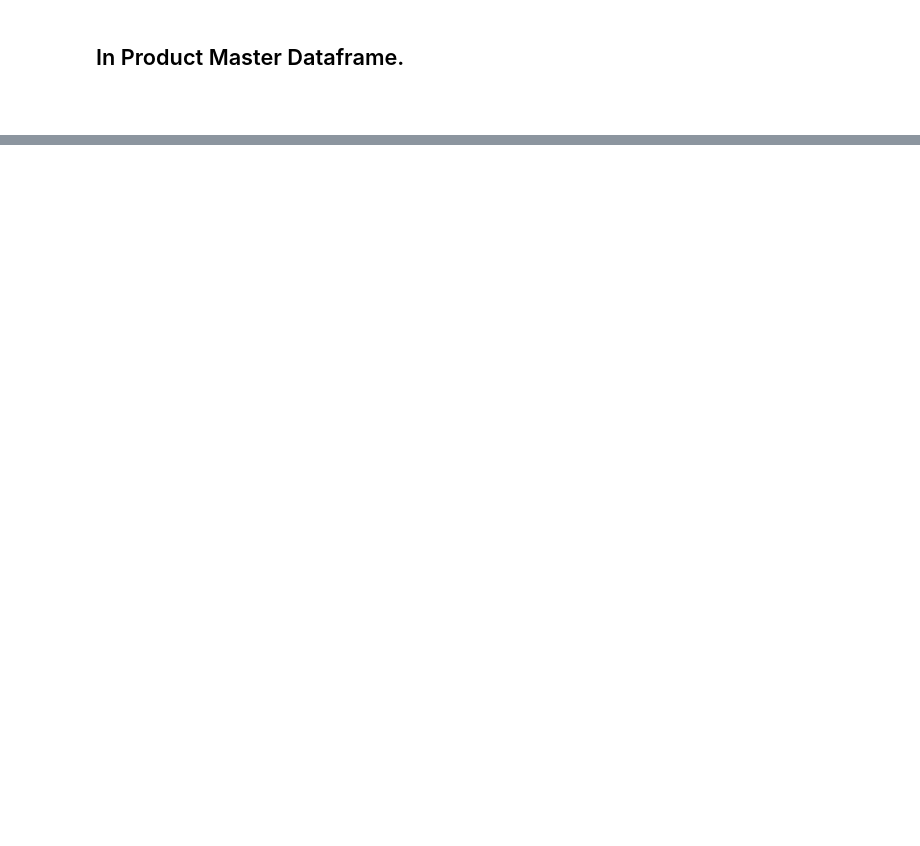
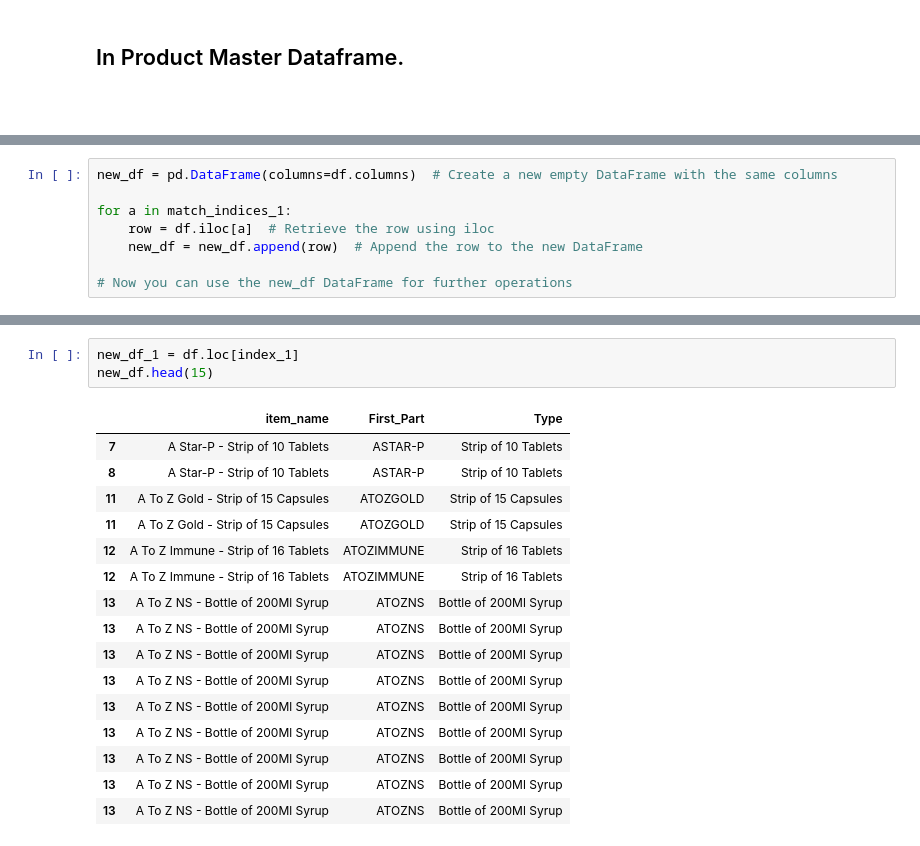
Before and after one commit to lBRAHIM8323/Project, a Jupyter notebook: A.ipynb, the cells around one changed output, grey strips where cells are left out. Drawn from its saved outputs; the diff is of its cells as text; blank space fills up the shorter version.

```diff
--- a/A.ipynb
+++ b/A.ipynb
@@ -126,0 +177,8 @@ AZTOR20 & AZTOR20 Are similar
+# %%
+new_df = pd.DataFrame(columns=df.columns)  # Create a new empty DataFrame with the same columns
+
+for a in match_indices_1:
+    row = df.iloc[a]  # Retrieve the row using iloc
+    new_df = new_df.append(row)  # Append the row to the new DataFrame
+
+# Now you can use the new_df DataFrame for further operations
@@ -126,0 +194,20 @@ AZTOR20 & AZTOR20 Are similar
+# %%
+new_df_1 = df.loc[index_1]
+new_df.head(15)
+# %% [output]
+|  | item_name | First_Part | Type |
+| 7 | A Star-P - Strip of 10 Tablets | ASTAR-P | Strip of 10 Tablets |
+| 8 | A Star-P - Strip of 10 Tablets | ASTAR-P | Strip of 10 Tablets |
+| 11 | A To Z Gold - Strip of 15 Capsules | ATOZGOLD | Strip of 15 Capsules |
+| 11 | A To Z Gold - Strip of 15 Capsules | ATOZGOLD | Strip of 15 Capsules |
+| 12 | A To Z Immune - Strip of 16 Tablets | ATOZIMMUNE | Strip of 16 Tablets |
+| 12 | A To Z Immune - Strip of 16 Tablets | ATOZIMMUNE | Strip of 16 Tablets |
+| 13 | A To Z NS - Bottle of 200Ml Syrup | ATOZNS | Bottle of 200Ml Syrup |
+| 13 | A To Z NS - Bottle of 200Ml Syrup | ATOZNS | Bottle of 200Ml Syrup |
+| 13 | A To Z NS - Bottle of 200Ml Syrup | ATOZNS | Bottle of 200Ml Syrup |
+| 13 | A To Z NS - Bottle of 200Ml Syrup | ATOZNS | Bottle of 200Ml Syrup |
+| 13 | A To Z NS - Bottle of 200Ml Syrup | ATOZNS | Bottle of 200Ml Syrup |
+| 13 | A To Z NS - Bottle of 200Ml Syrup | ATOZNS | Bottle of 200Ml Syrup |
+| 13 | A To Z NS - Bottle of 200Ml Syrup | ATOZNS | Bottle of 200Ml Syrup |
+| 13 | A To Z NS - Bottle of 200Ml Syrup | ATOZNS | Bottle of 200Ml Syrup |
+| 13 | A To Z NS - Bottle of 200Ml Syrup | ATOZNS | Bottle of 200Ml Syrup |
```
Also changed, not shown: parts of 17 cells of this notebook, 1 other file.
